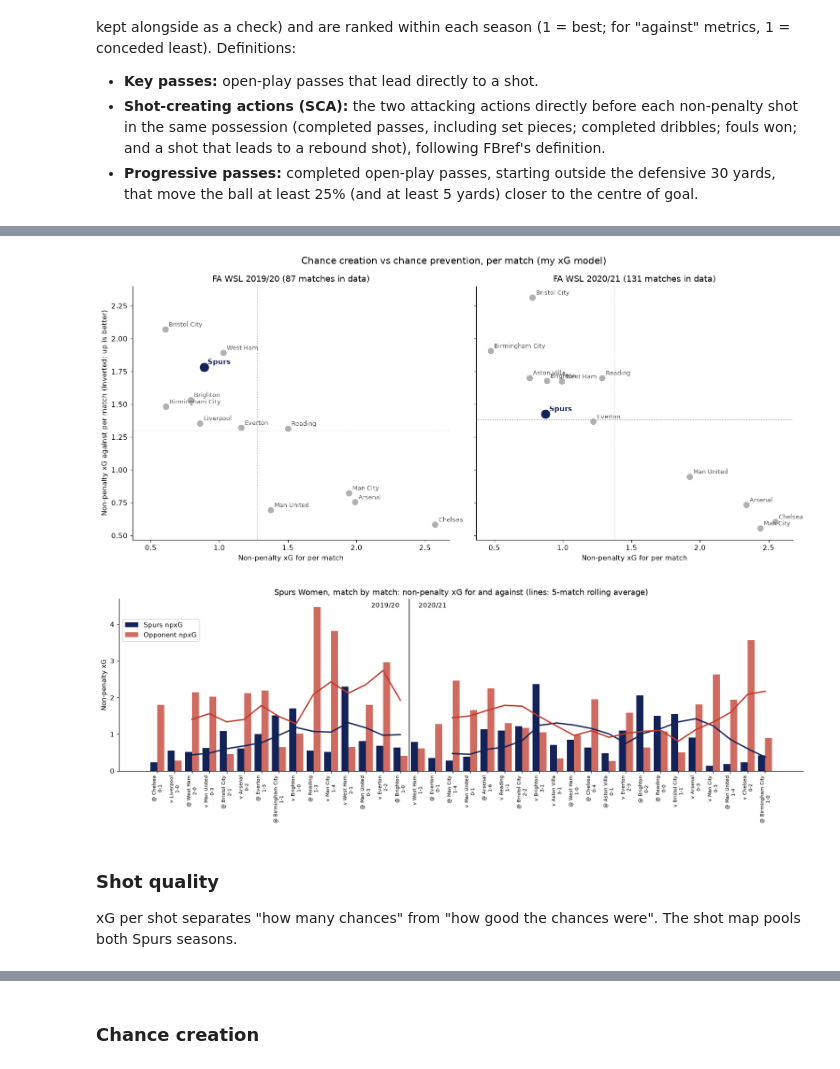
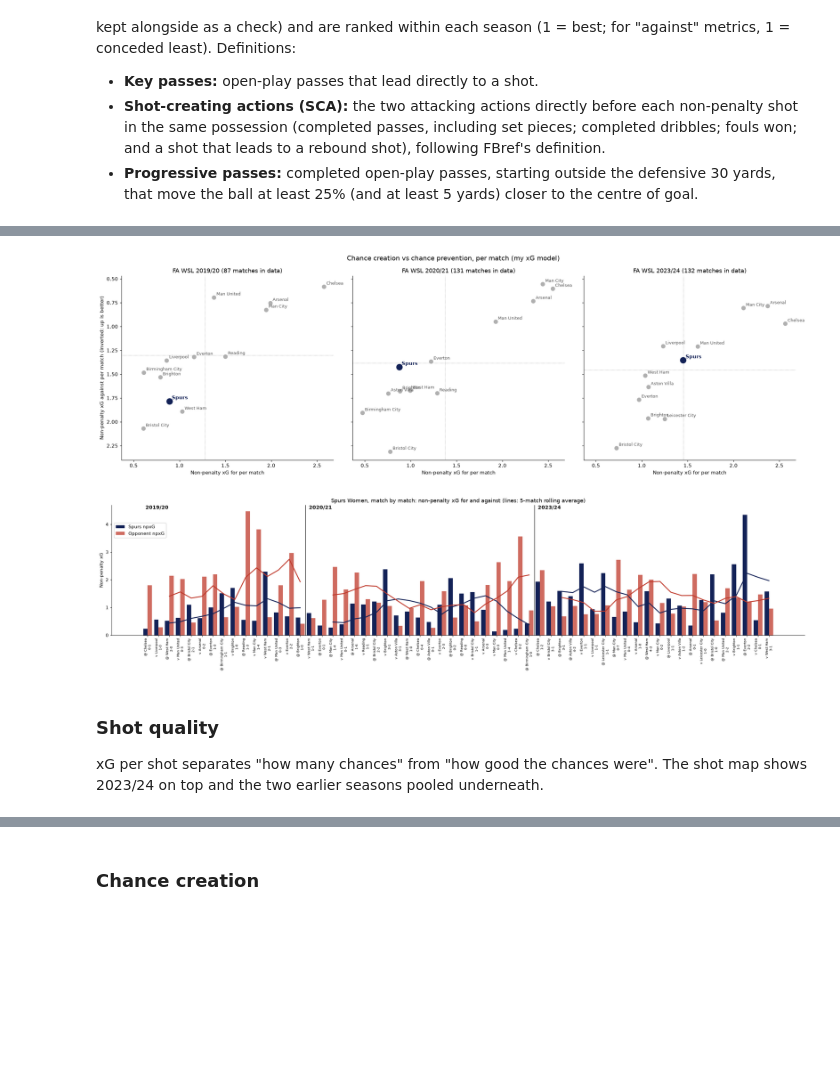
Before and after one commit to anthony07-max/spurs-women-wsl-analysis, a Jupyter notebook: spurs_wsl.ipynb, the cells around one changed output, grey strips where cells are left out. Drawn from its saved outputs; the diff is of its cells as text; code cells hidden in the pictures; blank space fills up the shorter version.

Commit message:
Add WSL 2023/24: Spurs' latest season vs league and earlier seasons, 2023/24 player radars, updated README and findings

```diff
--- a/spurs_wsl.ipynb
+++ b/spurs_wsl.ipynb
@@ -37,7 +37,8 @@ plt.rcParams.update({"figure.dpi": 110, "savefig.dpi": 160, "savefig.bbox": "tig
                      "axes.spines.top": False, "axes.spines.right": False,
                      "font.size": 10, "font.family": "DejaVu Sans"})
 SPURS_NAVY, LEAGUE_GREY, AGAINST_RED = "#132257", "#b0b0b0", "#c0392b"
-SEASONS = ["2019/20", "2020/21"]   # Spurs' WSL seasons in the data
+SEASONS = ["2019/20", "2020/21", "2023/24"]   # Spurs' WSL seasons in the data
+LATEST = "2023/24"
 KEY = {}                           # headline numbers, saved to results/key_numbers.json
 def save(fig, name):
     fig.savefig(os.path.join(FIG_DIR, name), facecolor="white")
@@ -262,25 +265,25 @@ Spurs' rank out of 12 in each season
 # %%
-fig, axes = plt.subplots(1, 2, figsize=(14, 6.2), sharex=True, sharey=True)
+fig, axes = plt.subplots(1, 3, figsize=(20, 6.4), sharex=True, sharey=True)
 for ax, season in zip(axes, SEASONS):
     d = ts[ts.season == season]
     ax.scatter(d.npxg_pm, d.npxg_against_pm, s=60, color=LEAGUE_GREY, zorder=2)
     for _, rw in d.iterrows():
         sp = rw.team == wsl.SPURS
         ax.annotate(rw.team, (rw.npxg_pm, rw.npxg_against_pm), xytext=(5, 4), textcoords="offset points",
                     fontsize=10 if sp else 8.5, color=SPURS_NAVY if sp else "#555555",
                     fontweight="bold" if sp else "normal")
     s = d[d.team == wsl.SPURS]
     ax.scatter(s.npxg_pm, s.npxg_against_pm, s=140, color=SPURS_NAVY, zorder=3)
     ax.axvline(d.npxg_pm.mean(), color="#999999", lw=0.8, ls=":")
     ax.axhline(d.npxg_against_pm.mean(), color="#999999", lw=0.8, ls=":")
     ax.set(title=f"FA WSL {season} ({d.matches.sum() // 2} matches in data)",
            xlabel="Non-penalty xG for per match")
     ax.invert_yaxis()
 axes[0].set_ylabel("Non-penalty xG against per match (inverted: up is better)")
 fig.suptitle("Chance creation vs chance prevention, per match (my xG model)", fontsize=13)
 fig.tight_layout(); save(fig, "02_league_xg_scatter.png"); plt.show()
 # %% [output]
-[figure, old version]
+[figure, new version]
 # %%
 sm = tmx.merge(tmx[["match_id", "team", "npxg", "goals"]].rename(columns={"team": "opponent", "npxg": "npxg_against",
                                                                           "goals": "goals_against"}),
@@ -290,7 +293,7 @@ sm["result"] = np.select([sm.goals > sm.goals_against, sm.goals == sm.goals_agai
 sm[["season", "match_date", "opponent", "home", "goals", "goals_against", "npxg", "npxg_against", "result"]] \
     .round(3).to_csv(os.path.join(RES_DIR, "spurs_matches.csv"), index=False)
 
-fig, ax = plt.subplots(figsize=(15, 5.2))
+fig, ax = plt.subplots(figsize=(22, 5.6))
 x = np.arange(len(sm))
 ax.bar(x - 0.2, sm.npxg, 0.4, color=SPURS_NAVY, label="Spurs npxG")
 ax.bar(x + 0.2, sm.npxg_against, 0.4, color=AGAINST_RED, alpha=0.75, label="Opponent npxG")
@@ -300,21 +303,22 @@ for season in SEASONS:
     roll_a = sm.loc[idx, "npxg_against"].rolling(5, min_periods=3).mean()
     ax.plot(idx, roll_f, color=SPURS_NAVY, lw=2)
     ax.plot(idx, roll_a, color=AGAINST_RED, lw=2)
-split = sm.index[sm.season == "2020/21"][0] - 0.5
-ax.axvline(split, color="black", lw=1)
-ax.text(split - 0.3, ax.get_ylim()[1] * 0.95, "2019/20  ", ha="right", fontsize=10)
-ax.text(split + 0.3, ax.get_ylim()[1] * 0.95, "  2020/21", ha="left", fontsize=10)
+for season in SEASONS:
+    first = sm.index[sm.season == season][0]
+    if first > 0:
+        ax.axvline(first - 0.5, color="black", lw=1)
+    ax.text(first - 0.2, ax.get_ylim()[1] * 0.97, season, ha="left", fontsize=11, fontweight="bold")
 ax.set_xticks(x)
 ax.set_xticklabels([f"{'v' if h else '@'} {o}\n{gf}-{ga}" for o, h, gf, ga in
                     zip(sm.opponent, sm.home, sm.goals, sm.goals_against)], rotation=90, fontsize=7.5)
 ax.set_ylabel("Non-penalty xG")
 ax.set_title("Spurs Women, match by match: non-penalty xG for and against (lines: 5-match rolling average)")
-ax.legend(loc="upper left", bbox_to_anchor=(0.0, 0.9))
+ax.legend(loc="upper left", bbox_to_anchor=(0.0, 0.88))
 fig.tight_layout(); save(fig, "03_spurs_match_xg.png"); plt.show()
 # %% [output]
-[figure, old version]
+[figure, new version]
 # %% [markdown]
 ### Shot quality
 
-xG per shot separates "how many chances" from "how good the chances were". The shot map pools both Spurs seasons.
+xG per shot separates "how many chances" from "how good the chances were". The shot map shows 2023/24 on top and the two earlier seasons pooled underneath.
 # %%
```
Also changed, not shown: parts of 19 cells of this notebook, 29 other files.
